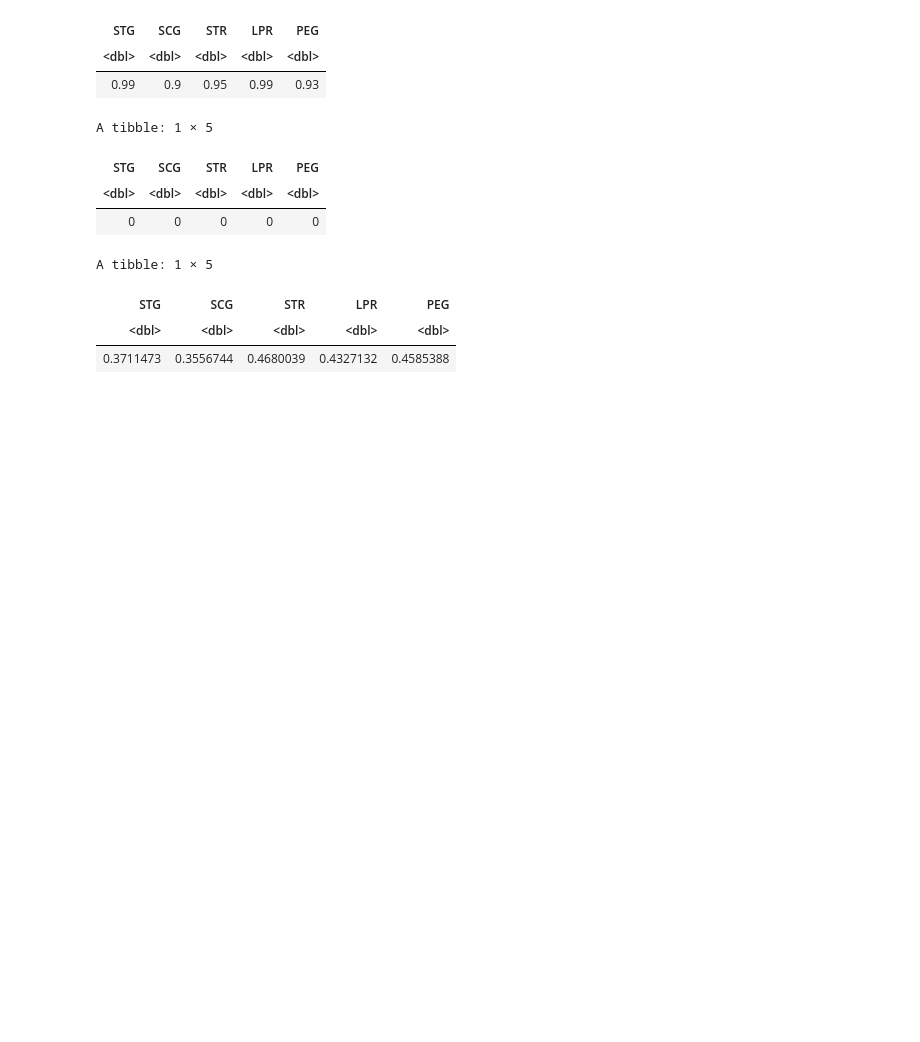
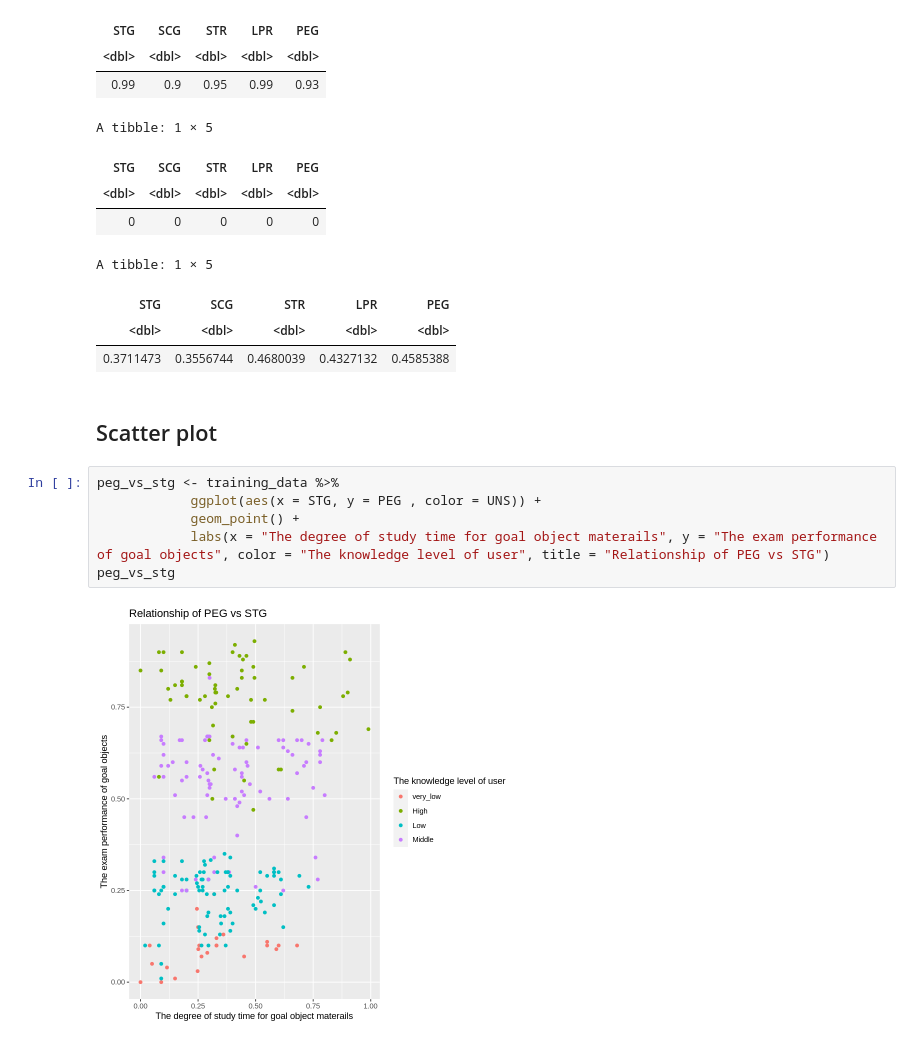
Before and after one commit to kzhang0113/group_8_ds_project, a Jupyter notebook: group_project_proposal.ipynb, the cells around one changed output. Saved outputs shown, nothing was run; the diff lists cells and outputs as text; blank space fills up the shorter version.

Commit message:
Liz did the visualization part1

```diff
--- a/group_project_proposal.ipynb
+++ b/group_project_proposal.ipynb
@@ -101,3 +119,13 @@ A tibble: 1 × 5
 | STG | SCG | STR | LPR | PEG |
 | <dbl> | <dbl> | <dbl> | <dbl> | <dbl> |
 | 0.3711473 | 0.3556744 | 0.4680039 | 0.4327132 | 0.4585388 |
+# %% [markdown]
+## Scatter plot
+# %%
+peg_vs_stg <- training_data %>%
+            ggplot(aes(x = STG, y = PEG , color = UNS)) +
+            geom_point() +
+            labs(x = "The degree of study time for goal object materails", y = "The exam performance of goal objects", color = "The knowledge level of user", title = "Relationship of PEG vs STG")
+peg_vs_stg
+# %% [output]
+[figure, added]
```
Also changed, not shown: parts of 1 cell of this notebook.
